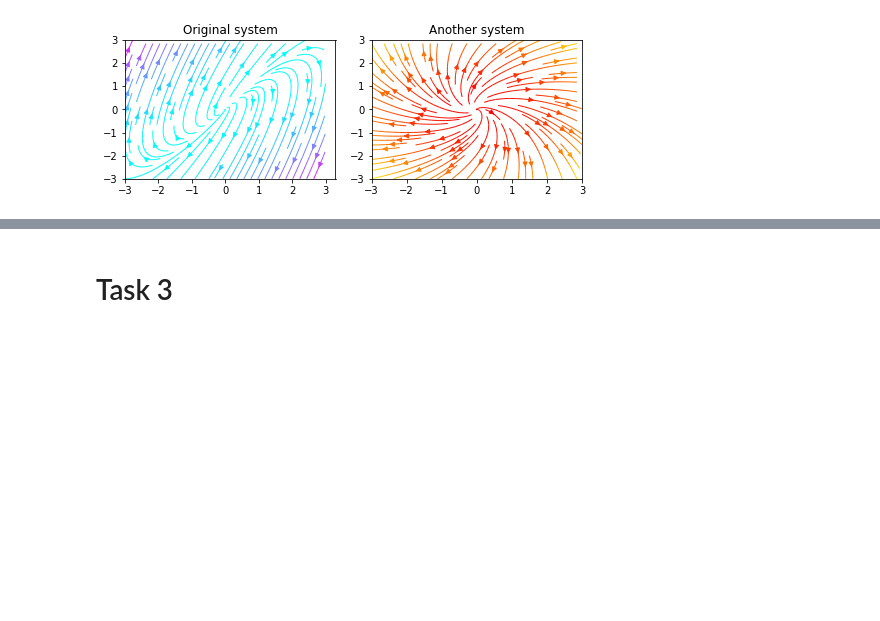
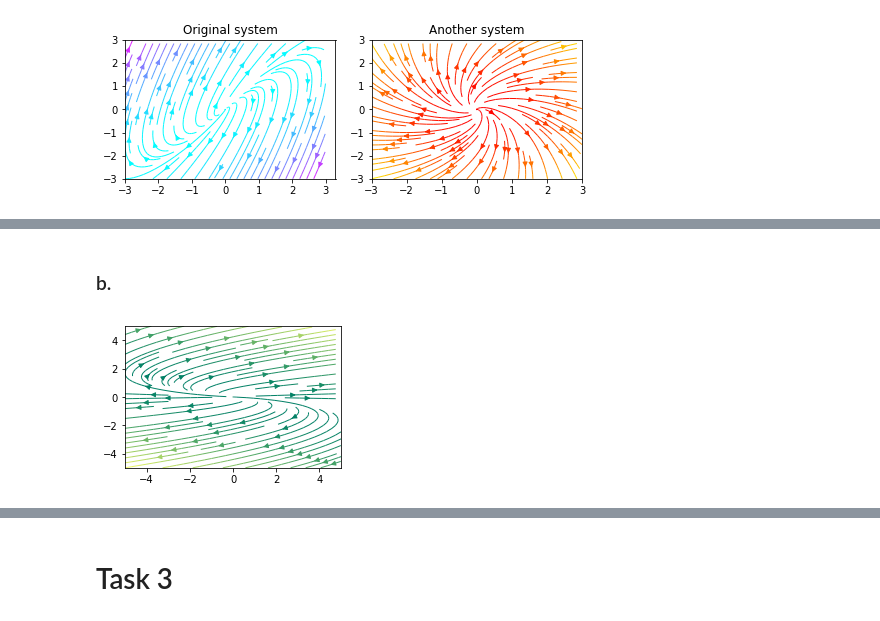
Before and after one commit to peinrules/differential_equations, a Jupyter notebook: Phase_paths_3.ipynb, the cells around one changed output, grey strips where cells are left out. Saved outputs shown, nothing was run; the diff lists cells and outputs as text; code cells hidden in the pictures; blank space fills up the shorter version.

```diff
--- a/Phase_paths_3.ipynb
+++ b/Phase_paths_3.ipynb
@@ -36,0 +61,6 @@ phasePathLinear(fooData, nameData)
+# %% [markdown]
+### b.
+# %%
+phasePathLinearOne([1, 3, 0, 1])
+# %% [output]
+[figure, added]
```
Also changed, not shown: parts of 12 cells of this notebook.
